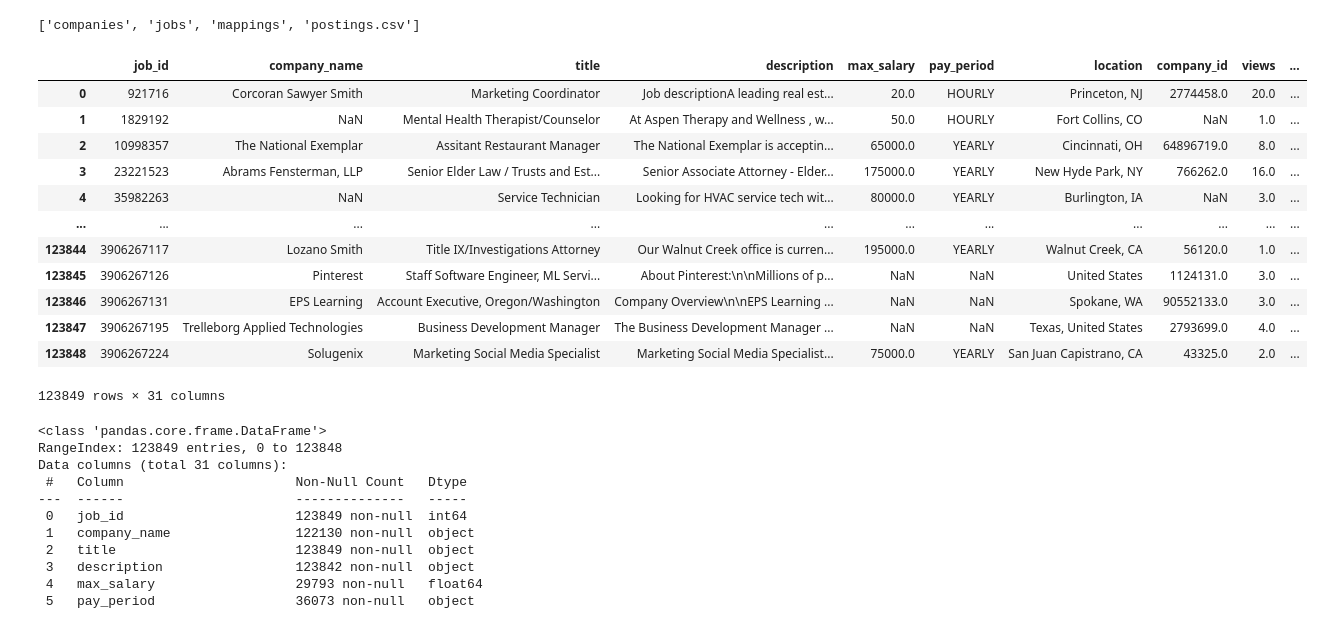
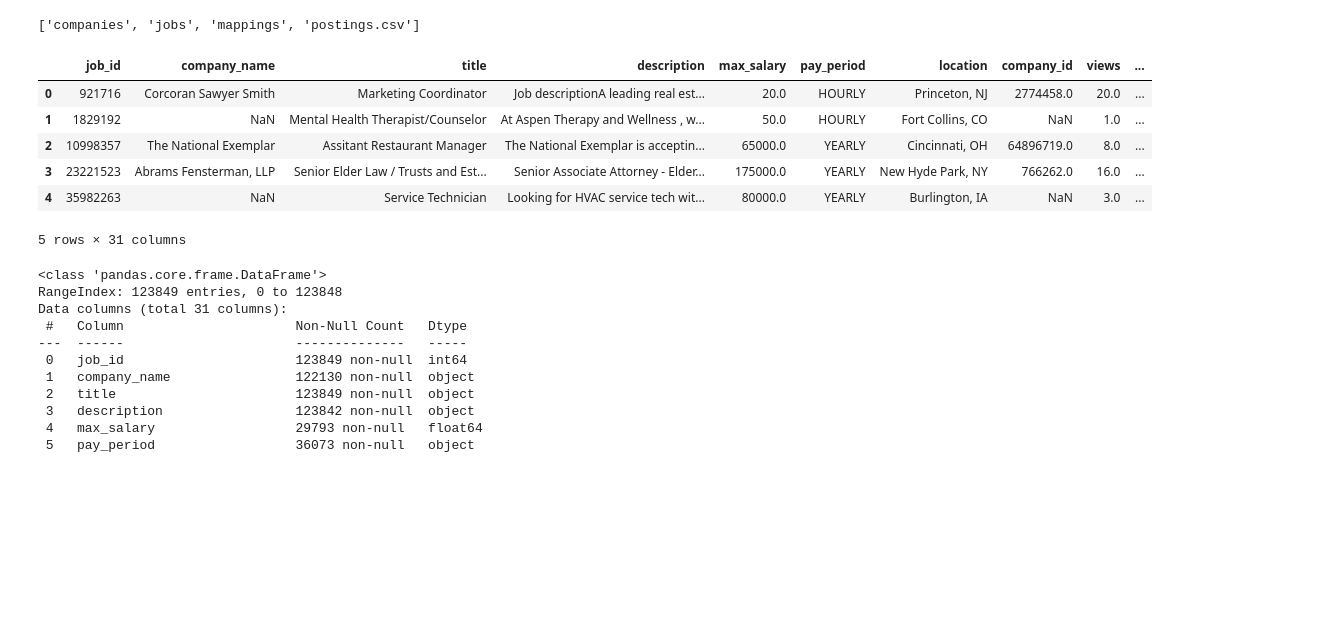
Before and after one commit to masonralls/linkedin_job_postings_NLP, a Jupyter notebook: linkedin_job_posting/notebooks/nlp_model_fast.ipynb, the cells around one changed output. Saved outputs shown, nothing was run; the diff lists cells and outputs as text; code cells hidden in the pictures; blank space fills up the shorter version.

Commit message:
Feature importance, feature engineering, finishing touches on fast model

```diff
--- a/linkedin_job_posting/notebooks/nlp_model_fast.ipynb
+++ b/linkedin_job_posting/notebooks/nlp_model_fast.ipynb
@@ -29,22 +33,16 @@ os.listdir(path)
 # %%
 postings_path = os.path.join(path, "postings.csv")
 postings = pd.read_csv(postings_path)
 
-postings
+postings.head()
 # %% [output]
 |  | job_id | company_name | title | description | max_salary | pay_period | location | company_id | views | ... |
 | 0 | 921716 | Corcoran Sawyer Smith | Marketing Coordinator | Job descriptionA leading real est... | 20.0 | HOURLY | Princeton, NJ | 2774458.0 | 20.0 | ... |
 | 1 | 1829192 | NaN | Mental Health Therapist/Counselor | At Aspen Therapy and Wellness , w... | 50.0 | HOURLY | Fort Collins, CO | NaN | 1.0 | ... |
 | 2 | 10998357 | The National Exemplar | Assitant Restaurant Manager | The National Exemplar is acceptin... | 65000.0 | YEARLY | Cincinnati, OH | 64896719.0 | 8.0 | ... |
 | 3 | 23221523 | Abrams Fensterman, LLP | Senior Elder Law / Trusts and Est... | Senior Associate Attorney - Elder... | 175000.0 | YEARLY | New Hyde Park, NY | 766262.0 | 16.0 | ... |
 | 4 | 35982263 | NaN | Service Technician | Looking for HVAC service tech wit... | 80000.0 | YEARLY | Burlington, IA | NaN | 3.0 | ... |
-| ... | ... | ... | ... | ... | ... | ... | ... | ... | ... | ... |
-| 123844 | 3906267117 | Lozano Smith | Title IX/Investigations Attorney | Our Walnut Creek office is curren... | 195000.0 | YEARLY | Walnut Creek, CA | 56120.0 | 1.0 | ... |
-| 123845 | 3906267126 | Pinterest | Staff Software Engineer, ML Servi... | About Pinterest:\n\nMillions of p... | NaN | NaN | United States | 1124131.0 | 3.0 | ... |
-| 123846 | 3906267131 | EPS Learning | Account Executive, Oregon/Washington | Company Overview\n\nEPS Learning ... | NaN | NaN | Spokane, WA | 90552133.0 | 3.0 | ... |
-| 123847 | 3906267195 | Trelleborg Applied Technologies | Business Development Manager | The Business Development Manager ... | NaN | NaN | Texas, United States | 2793699.0 | 4.0 | ... |
-| 123848 | 3906267224 | Solugenix | Marketing Social Media Specialist | Marketing Social Media Specialist... | 75000.0 | YEARLY | San Juan Capistrano, CA | 43325.0 | 2.0 | ... |
-123849 rows × 31 columns
+5 rows × 31 columns
 # %%
 # basic exploration
 postings.info()
```
Also changed, not shown: parts of 22 cells of this notebook.
